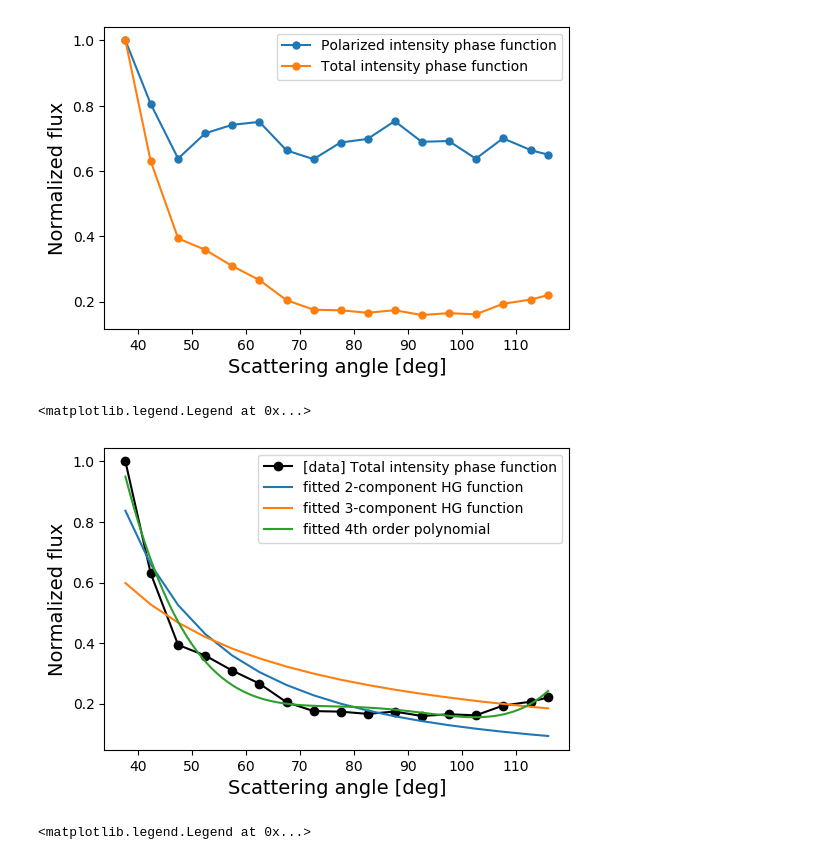
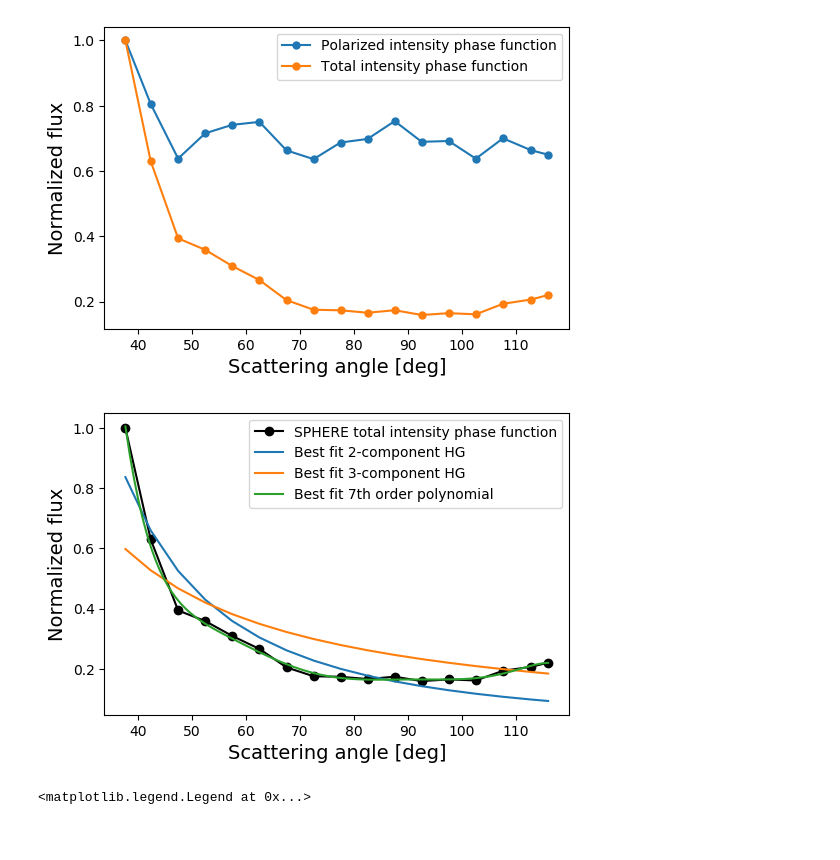
Before and after one commit to ruoyanwangdr/Cataloging-and-Visualizing-Cradles-of-Planet-Formation, a Jupyter notebook: diskmodel/disk_model_curve_fitting.ipynb, the cells around one changed output. Drawn from its saved outputs; the diff is of its cells as text; code cells hidden in the pictures.

```diff
--- a/diskmodel/disk_model_curve_fitting.ipynb
+++ b/diskmodel/disk_model_curve_fitting.ipynb
@@ -42,24 +42,24 @@ def hg3(phi, g1, g2, g3, w1, w2, w3):
 # %%
 popt, pcov = curve_fit(hg, scattering_angle, phase_function)
 popt2, pcov2 = curve_fit(hg2, scattering_angle, phase_function)
 popt3, pcov3 = curve_fit(hg3, scattering_angle, phase_function)
 
-coefs = poly.polyfit(scattering_angle, phase_function, 4)
+coefs = poly.polyfit(scattering_angle, phase_function, 7)
 x_new = np.linspace(scattering_angle[0], scattering_angle[-1], 100)
 ffit = poly.polyval(x_new, coefs)
 
 plt.figure(dpi=100)
-plt.plot(scattering_angle, phase_function, '-ok',label='[data] Total intensity phase function')
-#plt.plot(scattering_angle, hg(scattering_angle, *popt), label='fitted 1-component HG function')
-plt.plot(scattering_angle, hg2(scattering_angle, *popt2), label='fitted 2-component HG function')
-plt.plot(scattering_angle, hg3(scattering_angle, *popt3), label='fitted 3-component HG function')
-plt.plot(x_new, ffit, label='fitted 4th order polynomial')
+plt.plot(scattering_angle, phase_function, '-ok',label='SPHERE total intensity phase function')
+#plt.plot(scattering_angle, hg(scattering_angle, *popt), label='fitted with 1-component HG function')
+plt.plot(scattering_angle, hg2(scattering_angle, *popt2), label='Best fit 2-component HG')
+plt.plot(scattering_angle, hg3(scattering_angle, *popt3), label='Best fit 3-component HG')
+plt.plot(x_new, ffit, label='Best fit 7th order polynomial')
 plt.xlabel('Scattering angle [deg]', fontsize=14)
 plt.ylabel('Normalized flux', fontsize=14)
 plt.legend()
+plt.savefig('HD97048_fit')
 # %% [output]
-<matplotlib.legend.Legend at 0x...>
-[figure, old version]
+[figure, new version]
 # %%
 param_bcca = ['scattering_angle_bcca', 'z_11', 'z_12', 'z_22', 'z_33', 'z_34', 'z_44']
 param_bpca = ['scattering_angle_bpca', 'z_11', 'z_12', 'z_22', 'z_33', 'z_34', 'z_44']
```
Also changed, not shown: parts of 3 cells of this notebook.
